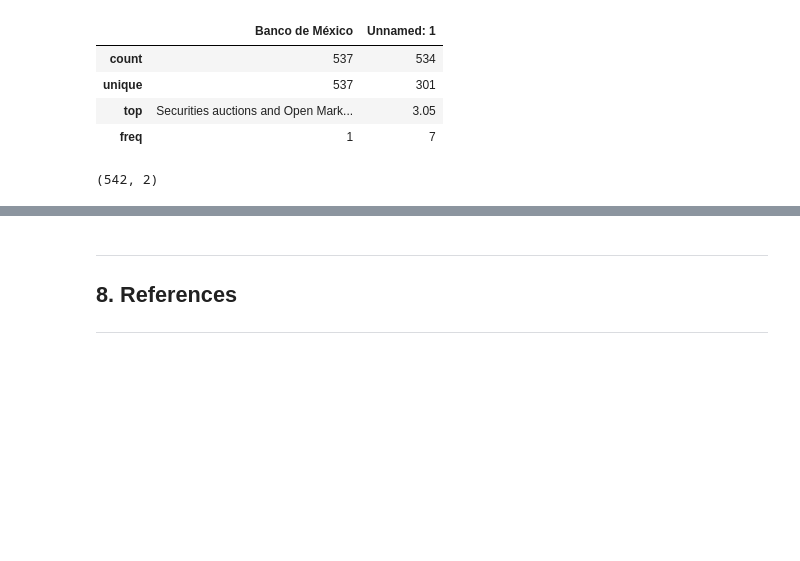
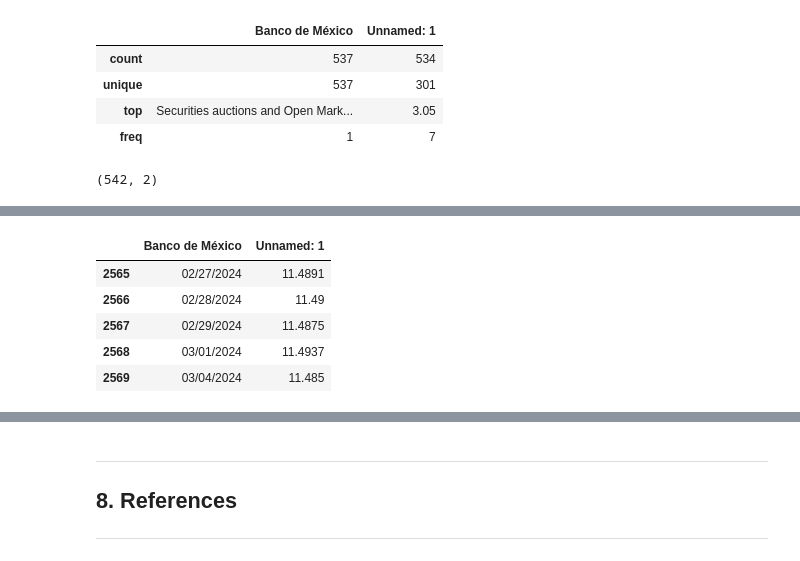
Before and after one commit to DanielEduardoLopez/SalesForecasting, a Jupyter notebook: SalesPrediction.ipynb, the cells around one changed output, grey strips where cells are left out. Cells and saved outputs as stored; diff of their text form; code cells hidden in the pictures; blank space fills up the shorter version.

```diff
--- a/SalesPrediction.ipynb
+++ b/SalesPrediction.ipynb
@@ -492,0 +510,9 @@ bonds_rates_df.shape
+# %%
+interest_rates_df.tail()
+# %% [output]
+|  | Banco de México | Unnamed: 1 |
+| 2565 | 02/27/2024 | 11.4891 |
+| 2566 | 02/28/2024 | 11.49 |
+| 2567 | 02/29/2024 | 11.4875 |
+| 2568 | 03/01/2024 | 11.4937 |
+| 2569 | 03/04/2024 | 11.485 |
```
Also changed, not shown: parts of 7 cells of this notebook.
